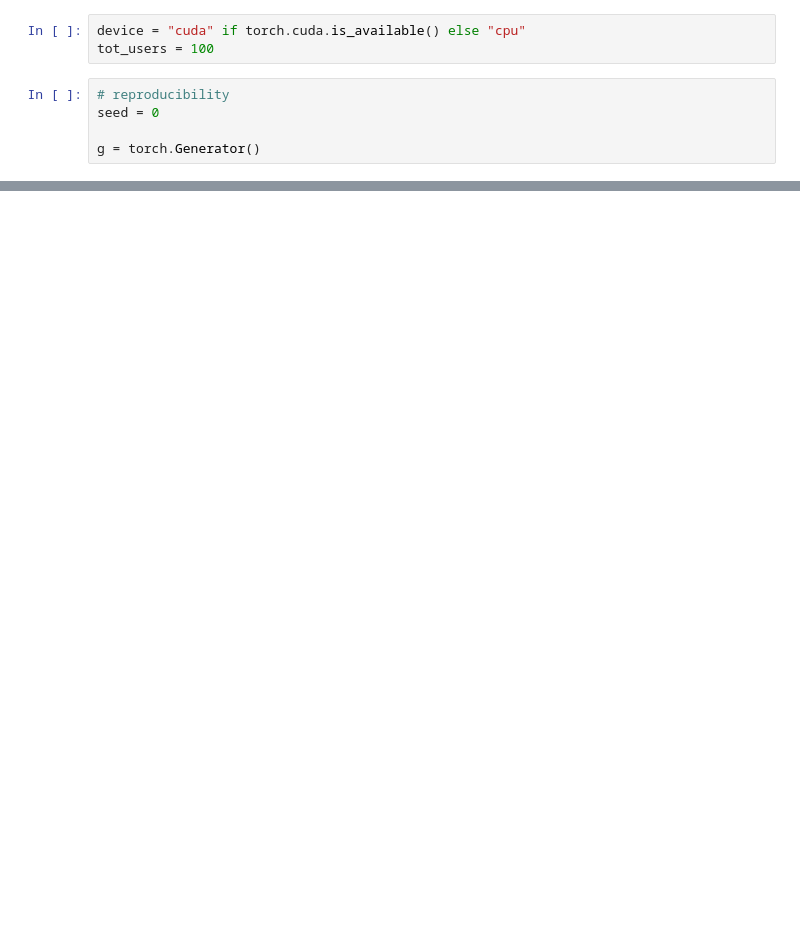
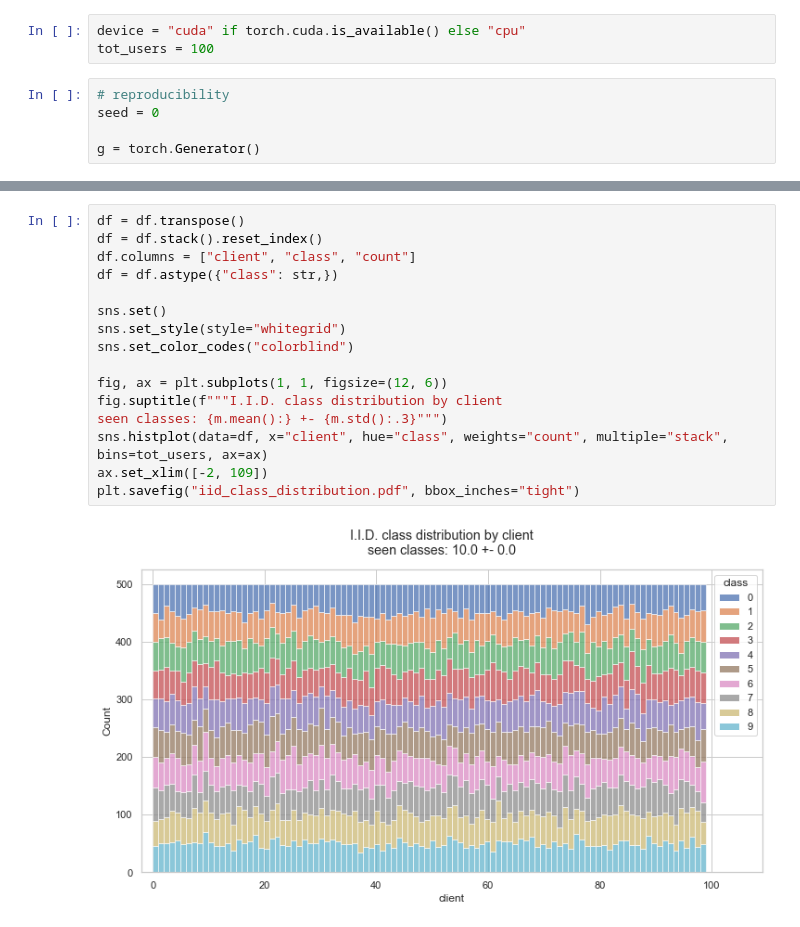
Before and after one commit to GiuseppeGalilei/MLDLproject, a Jupyter notebook: class_distribution.ipynb, the cells around one changed output, grey strips where cells are left out. Saved outputs shown, nothing was run; the diff lists cells and outputs as text; blank space fills up the shorter version.

```diff
--- a/class_distribution.ipynb
+++ b/class_distribution.ipynb
@@ -37,3 +45,21 @@ print("seen classes: ", m.mean(), "+-", m.std())  # 10.0 +- 0.0
+# %%
+df = df.transpose()
+df = df.stack().reset_index()
+df.columns = ["client", "class", "count"]
+df = df.astype({"class": str,})
+
+sns.set()
+sns.set_style(style="whitegrid")
+sns.set_color_codes("colorblind")
+
+fig, ax = plt.subplots(1, 1, figsize=(12, 6))
+fig.suptitle(f"""I.I.D. class distribution by client
+seen classes: {m.mean():} +- {m.std():.3}""")
+sns.histplot(data=df, x="client", hue="class", weights="count", multiple="stack", bins=tot_users, ax=ax)
+ax.set_xlim([-2, 109])
+plt.savefig("iid_class_distribution.pdf", bbox_inches="tight")
+# %% [output]
+[figure, added]
 # %%
 # non iid balanced
 iid = False
```
Also changed, not shown: parts of 7 cells of this notebook.
